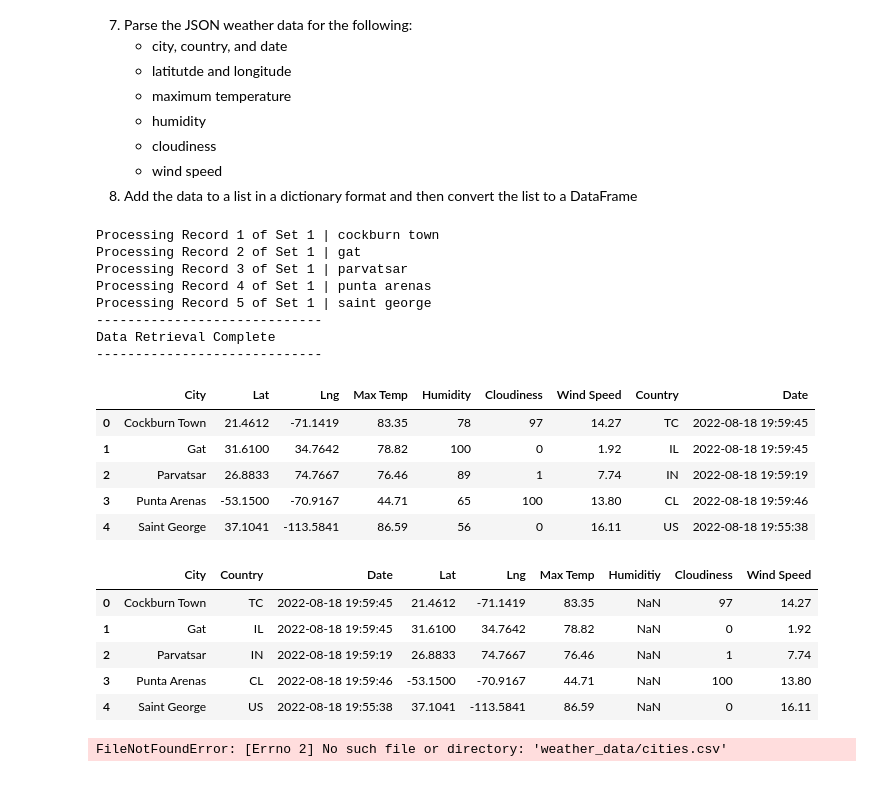
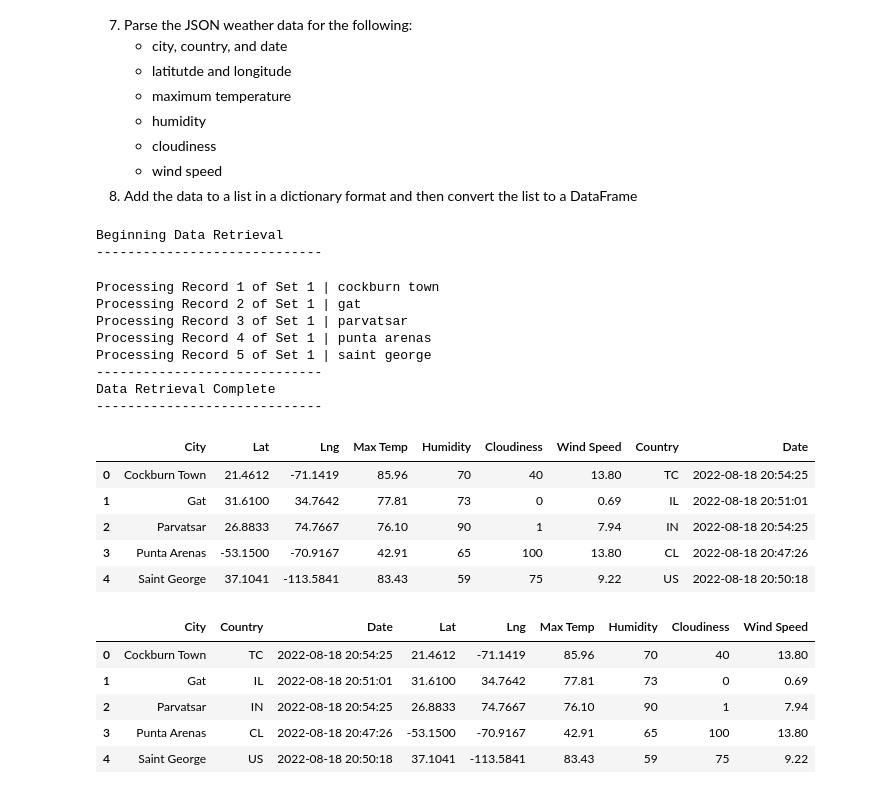
Before and after one commit to annette-blackburn/World_Weather_Analysis, a Jupyter notebook: WeatherPy.ipynb, the cells around one changed output. Saved outputs shown, nothing was run; the diff lists cells and outputs as text; code cells hidden in the pictures.

```diff
--- a/WeatherPy.ipynb
+++ b/WeatherPy.ipynb
@@ -153,6 +162,19 @@ Pseudocode to map out how to get weather data for each city for the website:
     - cloudiness
     - wind speed
 8. Add the data to a list in a dictionary format and then convert the list to a DataFrame
+# %%
+# Create an empty list to hold the weather data.
+city_data = []
+# Print the beginning of the logging.
+print("Beginning Data Retrieval     ")
+print("-----------------------------")
+
+# Create counters.
+record_count = 1
+set_count = 1
+# %% [output]
+Beginning Data Retrieval
+-----------------------------
 # %%
 # Loop through all the cities in the list
 for i, city in enumerate(cities):
@@ -222,27 +244,25 @@ city_data_df = pd.DataFrame(city_data)
 city_data_df.head(10)
 # %% [output]
 |  | City | Lat | Lng | Max Temp | Humidity | Cloudiness | Wind Speed | Country | Date |
-| 0 | Cockburn Town | 21.4612 | -71.1419 | 83.35 | 78 | 97 | 14.27 | TC | 2022-08-18 19:59:45 |
-| 1 | Gat | 31.6100 | 34.7642 | 78.82 | 100 | 0 | 1.92 | IL | 2022-08-18 19:59:45 |
-| 2 | Parvatsar | 26.8833 | 74.7667 | 76.46 | 89 | 1 | 7.74 | IN | 2022-08-18 19:59:19 |
-| 3 | Punta Arenas | -53.1500 | -70.9167 | 44.71 | 65 | 100 | 13.80 | CL | 2022-08-18 19:59:46 |
-| 4 | Saint George | 37.1041 | -113.5841 | 86.59 | 56 | 0 | 16.11 | US | 2022-08-18 19:55:38 |
+| 0 | Cockburn Town | 21.4612 | -71.1419 | 85.96 | 70 | 40 | 13.80 | TC | 2022-08-18 20:54:25 |
+| 1 | Gat | 31.6100 | 34.7642 | 77.81 | 73 | 0 | 0.69 | IL | 2022-08-18 20:51:01 |
+| 2 | Parvatsar | 26.8833 | 74.7667 | 76.10 | 90 | 1 | 7.94 | IN | 2022-08-18 20:54:25 |
+| 3 | Punta Arenas | -53.1500 | -70.9167 | 42.91 | 65 | 100 | 13.80 | CL | 2022-08-18 20:47:26 |
+| 4 | Saint George | 37.1041 | -113.5841 | 83.43 | 59 | 75 | 9.22 | US | 2022-08-18 20:50:18 |
 # %%
-city_column_names = ["City", "Country", "Date", "Lat", "Lng", "Max Temp", "Humiditiy", "Cloudiness", "Wind Speed"]
+city_column_names = ["City", "Country", "Date", "Lat", "Lng", "Max Temp", "Humidity", "Cloudiness", "Wind Speed"]
 city_data_df = city_data_df.reindex(columns=city_column_names)
-city_data_df.head()
+city_data_df.head(20)
 # %% [output]
-|  | City | Country | Date | Lat | Lng | Max Temp | Humiditiy | Cloudiness | Wind Speed |
-| 0 | Cockburn Town | TC | 2022-08-18 19:59:45 | 21.4612 | -71.1419 | 83.35 | NaN | 97 | 14.27 |
-| 1 | Gat | IL | 2022-08-18 19:59:45 | 31.6100 | 34.7642 | 78.82 | NaN | 0 | 1.92 |
-| 2 | Parvatsar | IN | 2022-08-18 19:59:19 | 26.8833 | 74.7667 | 76.46 | NaN | 1 | 7.74 |
-| 3 | Punta Arenas | CL | 2022-08-18 19:59:46 | -53.1500 | -70.9167 | 44.71 | NaN | 100 | 13.80 |
-| 4 | Saint George | US | 2022-08-18 19:55:38 | 37.1041 | -113.5841 | 86.59 | NaN | 0 | 16.11 |
+|  | City | Country | Date | Lat | Lng | Max Temp | Humidity | Cloudiness | Wind Speed |
+| 0 | Cockburn Town | TC | 2022-08-18 20:54:25 | 21.4612 | -71.1419 | 85.96 | 70 | 40 | 13.80 |
+| 1 | Gat | IL | 2022-08-18 20:51:01 | 31.6100 | 34.7642 | 77.81 | 73 | 0 | 0.69 |
+| 2 | Parvatsar | IN | 2022-08-18 20:54:25 | 26.8833 | 74.7667 | 76.10 | 90 | 1 | 7.94 |
+| 3 | Punta Arenas | CL | 2022-08-18 20:47:26 | -53.1500 | -70.9167 | 42.91 | 65 | 100 | 13.80 |
+| 4 | Saint George | US | 2022-08-18 20:50:18 | 37.1041 | -113.5841 | 83.43 | 59 | 75 | 9.22 |
 # %%
 # Create the output file (CSV)
-output_data_file = "World_Weather_Analysis/weather_data/cities.csv"
+output_data_file = "weather_data/cities.csv"
 
 # Export the City_Data into a CSV
 city_data_df.to_csv(output_data_file, index_label="City_ID")
-# %% [output]
-FileNotFoundError: [Errno 2] No such file or directory: 'weather_data/cities.csv'
```
Also changed, not shown: parts of 11 cells of this notebook.
